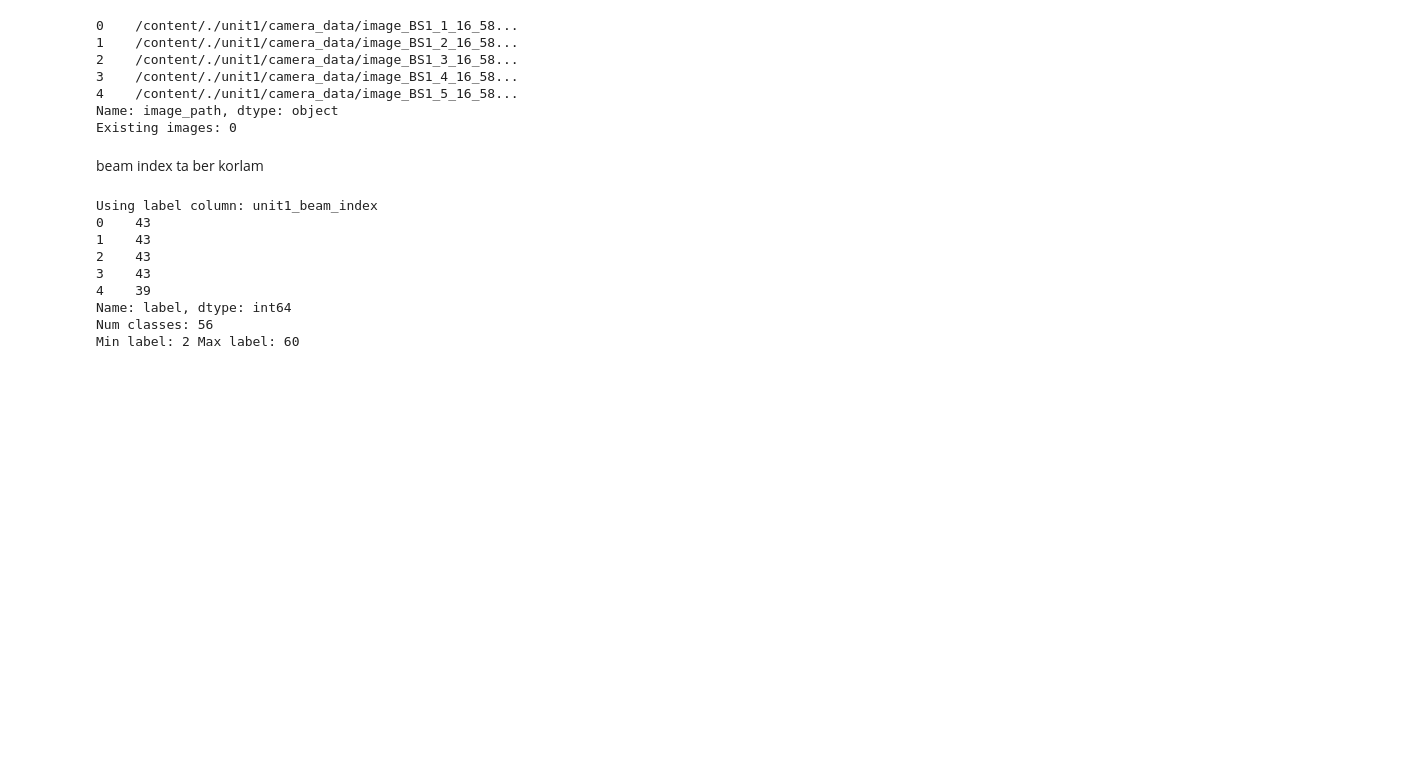
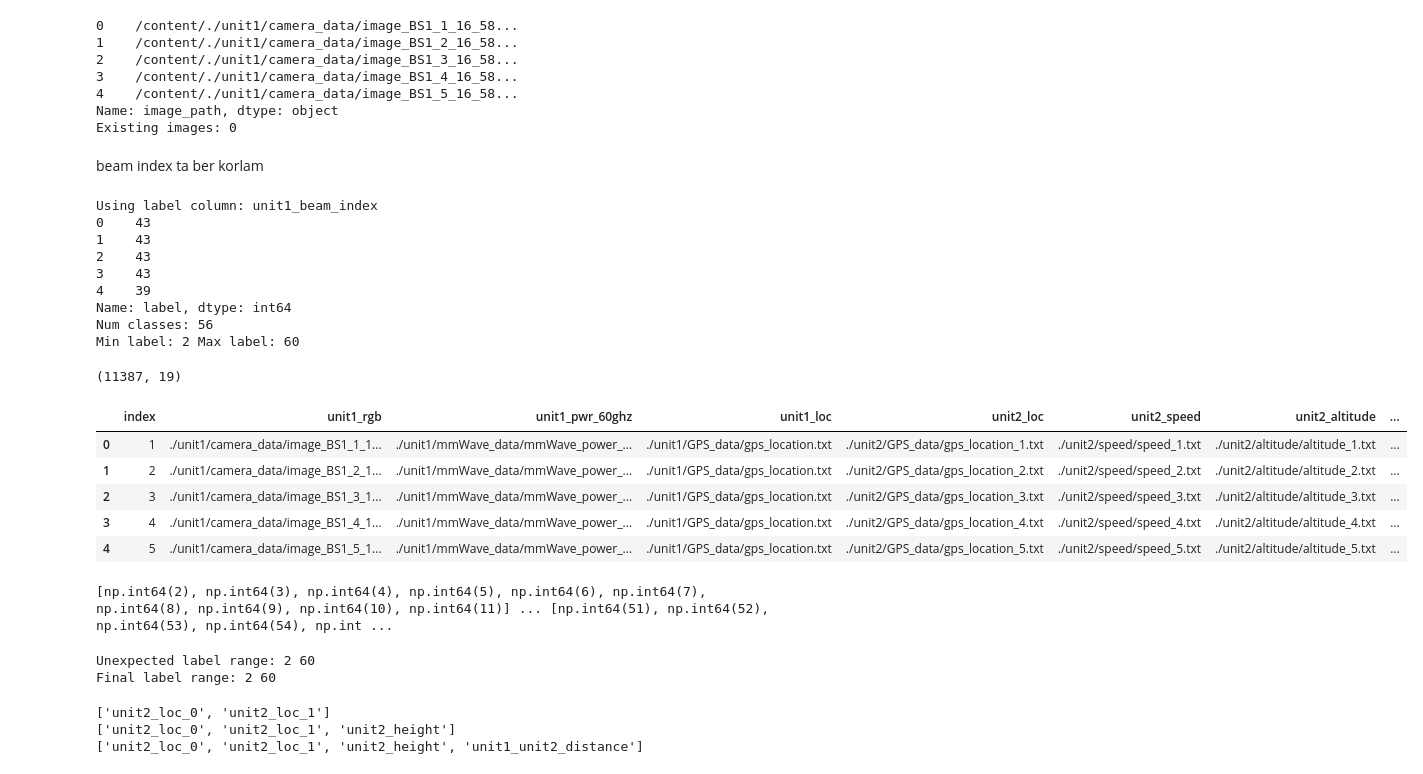
Before and after one commit to shovo896/beam-prediction, a Jupyter notebook: ungabunga.ipynb, the cells around one changed output. Saved outputs shown, nothing was run; the diff lists cells and outputs as text; code cells hidden in the pictures; blank space fills up the shorter version.

```diff
--- a/ungabunga.ipynb
+++ b/ungabunga.ipynb
@@ -376,3 +376,62 @@ Using label column: unit1_beam_index
 Name: label, dtype: int64
 Num classes: 56
 Min label: 2 Max label: 60
+# %%
+needed_cols = ["label", "image_path"]
+feature_cols = []
+
+for k in ["lat_col", "lon_col", "height_col", "distance_col"]:
+    col = COLUMN_MAP[k]
+    if col is not None and col in df.columns:
+        feature_cols.append(col)
+
+needed_cols += feature_cols
+
+work_df = df.copy()
+
+for col in feature_cols + ["label"]:
+    work_df[col] = pd.to_numeric(work_df[col], errors="coerce")
+
+work_df = work_df.dropna(subset=["label"])
+work_df["label"] = work_df["label"].astype(int)
+
+print(work_df.shape)
+work_df.head()
+# %% [output]
+(11387, 19)
+|  | index | unit1_rgb | unit1_pwr_60ghz | unit1_loc | unit2_loc | unit2_speed | unit2_altitude | ... |
+| 0 | 1 | ./unit1/camera_data/image_BS1_1_1... | ./unit1/mmWave_data/mmWave_power_... | ./unit1/GPS_data/gps_location.txt | ./unit2/GPS_data/gps_location_1.txt | ./unit2/speed/speed_1.txt | ./unit2/altitude/altitude_1.txt | ... |
+| 1 | 2 | ./unit1/camera_data/image_BS1_2_1... | ./unit1/mmWave_data/mmWave_power_... | ./unit1/GPS_data/gps_location.txt | ./unit2/GPS_data/gps_location_2.txt | ./unit2/speed/speed_2.txt | ./unit2/altitude/altitude_2.txt | ... |
+| 2 | 3 | ./unit1/camera_data/image_BS1_3_1... | ./unit1/mmWave_data/mmWave_power_... | ./unit1/GPS_data/gps_location.txt | ./unit2/GPS_data/gps_location_3.txt | ./unit2/speed/speed_3.txt | ./unit2/altitude/altitude_3.txt | ... |
+| 3 | 4 | ./unit1/camera_data/image_BS1_4_1... | ./unit1/mmWave_data/mmWave_power_... | ./unit1/GPS_data/gps_location.txt | ./unit2/GPS_data/gps_location_4.txt | ./unit2/speed/speed_4.txt | ./unit2/altitude/altitude_4.txt | ... |
+| 4 | 5 | ./unit1/camera_data/image_BS1_5_1... | ./unit1/mmWave_data/mmWave_power_... | ./unit1/GPS_data/gps_location.txt | ./unit2/GPS_data/gps_location_5.txt | ./unit2/speed/speed_5.txt | ./unit2/altitude/altitude_5.txt | ... |
+# %%
+print(sorted(work_df["label"].unique())[:10], "...", sorted(work_df["label"].unique())[-10:])
+# %% [output]
+[np.int64(2), np.int64(3), np.int64(4), np.int64(5), np.int64(6), np.int64(7), np.int64(8), np.int64(9), np.int64(10), np.int64(11)] ... [np.int64(51), np.int64(52), np.int64(53), np.int64(54), np.int ...
+# %%
+unique_labels = sorted(work_df["label"].unique())
+
+if min(unique_labels) == 1 and max(unique_labels) == 32:
+    work_df["label"] = work_df["label"] - 1
+elif min(unique_labels) == 0 and max(unique_labels) == 31:
+    pass
+else:
+    print("Unexpected label range:", min(unique_labels), max(unique_labels))
+
+print("Final label range:", work_df["label"].min(), work_df["label"].max())
+# %% [output]
+Unexpected label range: 2 60
+Final label range: 2 60
+# %%
+position_cols = [COLUMN_MAP["lat_col"], COLUMN_MAP["lon_col"]]
+position_height_cols = [COLUMN_MAP["lat_col"], COLUMN_MAP["lon_col"], COLUMN_MAP["height_col"]]
+position_height_distance_cols = [COLUMN_MAP["lat_col"], COLUMN_MAP["lon_col"], COLUMN_MAP["height_col"], COLUMN_MAP["distance_col"]]
+
+print(position_cols)
+print(position_height_cols)
+print(position_height_distance_cols)
+# %% [output]
+['unit2_loc_0', 'unit2_loc_1']
+['unit2_loc_0', 'unit2_loc_1', 'unit2_height']
+['unit2_loc_0', 'unit2_loc_1', 'unit2_height', 'unit1_unit2_distance']
```
Also changed, not shown: parts of 1 cell of this notebook.
